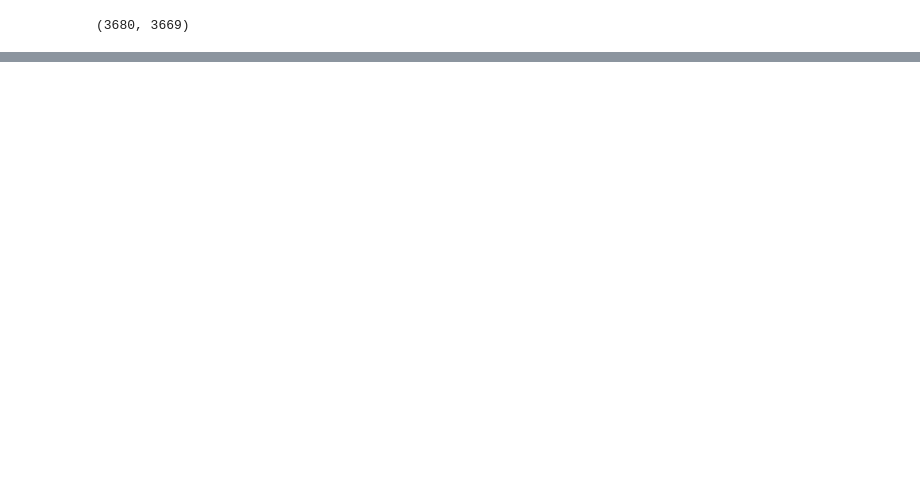
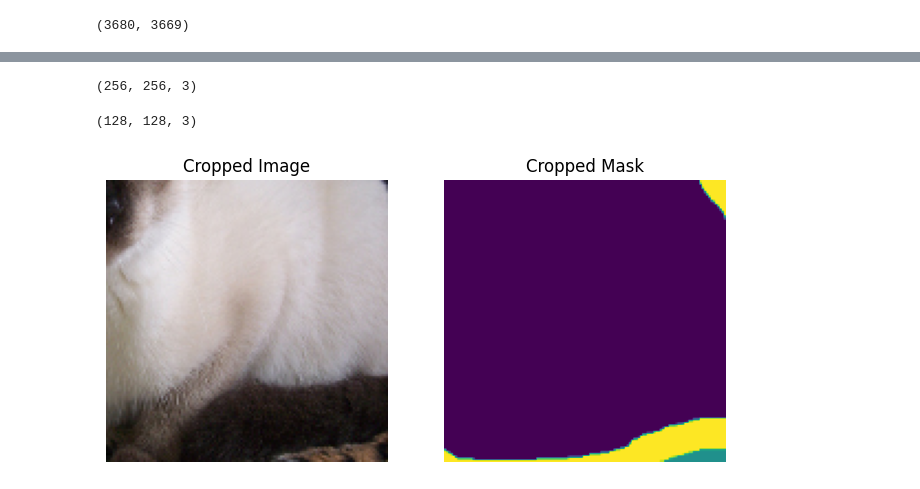
Before and after one commit to vidiasgiannis/CV_Segmentation_Mask_Modelling, a Jupyter notebook: src/RealDataLoader.ipynb, the cells around one changed output, grey strips where cells are left out. Drawn from its saved outputs; the diff is of its cells as text; code cells hidden in the pictures; blank space fills up the shorter version.

```diff
--- a/src/RealDataLoader.ipynb
+++ b/src/RealDataLoader.ipynb
@@ -155,0 +169,28 @@ display([sample_image, sample_mask])
+# %%
+print(sample_image.shape)
+# %% [output]
+(256, 256, 3)
+# %%
+# Define the crop size
+crop_height = 128
+crop_width = 128
+
+# Crop the image and mask
+cropped_image, cropped_mask = random_crop(sample_image, sample_mask, crop_height, crop_width)
+print(cropped_image.shape)
+# Display the results
+plt.figure(figsize=(8, 4))
+plt.subplot(1, 2, 1)
+plt.imshow(cropped_image)
+plt.title('Cropped Image')
+plt.axis('off')
+
+plt.subplot(1, 2, 2)
+plt.imshow(cropped_mask)  # Use squeeze to remove single-dimensional entries
+plt.title('Cropped Mask')
+plt.axis('off')
+
+plt.show()
+# %% [output]
+(128, 128, 3)
+[figure, added]
```
Also changed, not shown: parts of 12 cells of this notebook, 7 other files.
